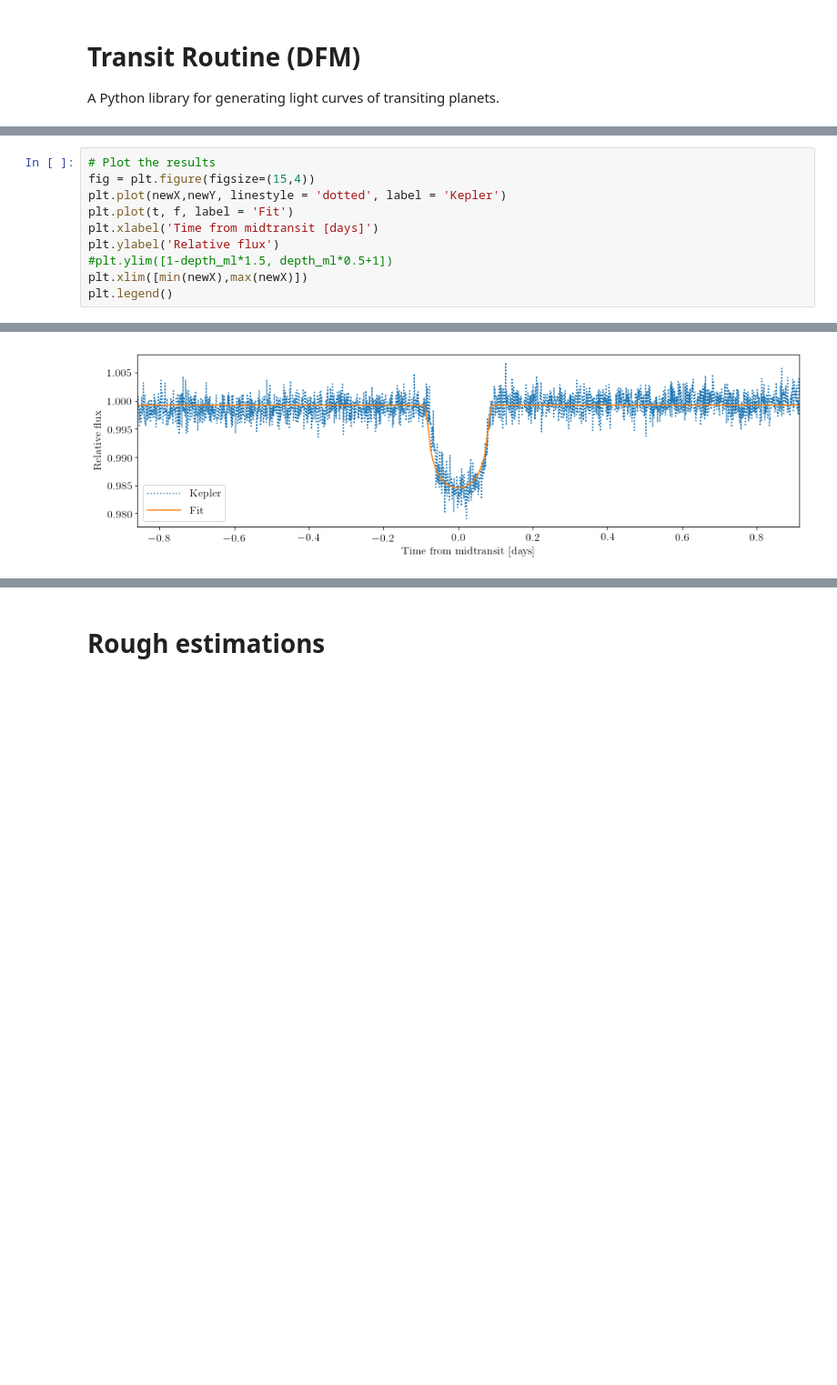
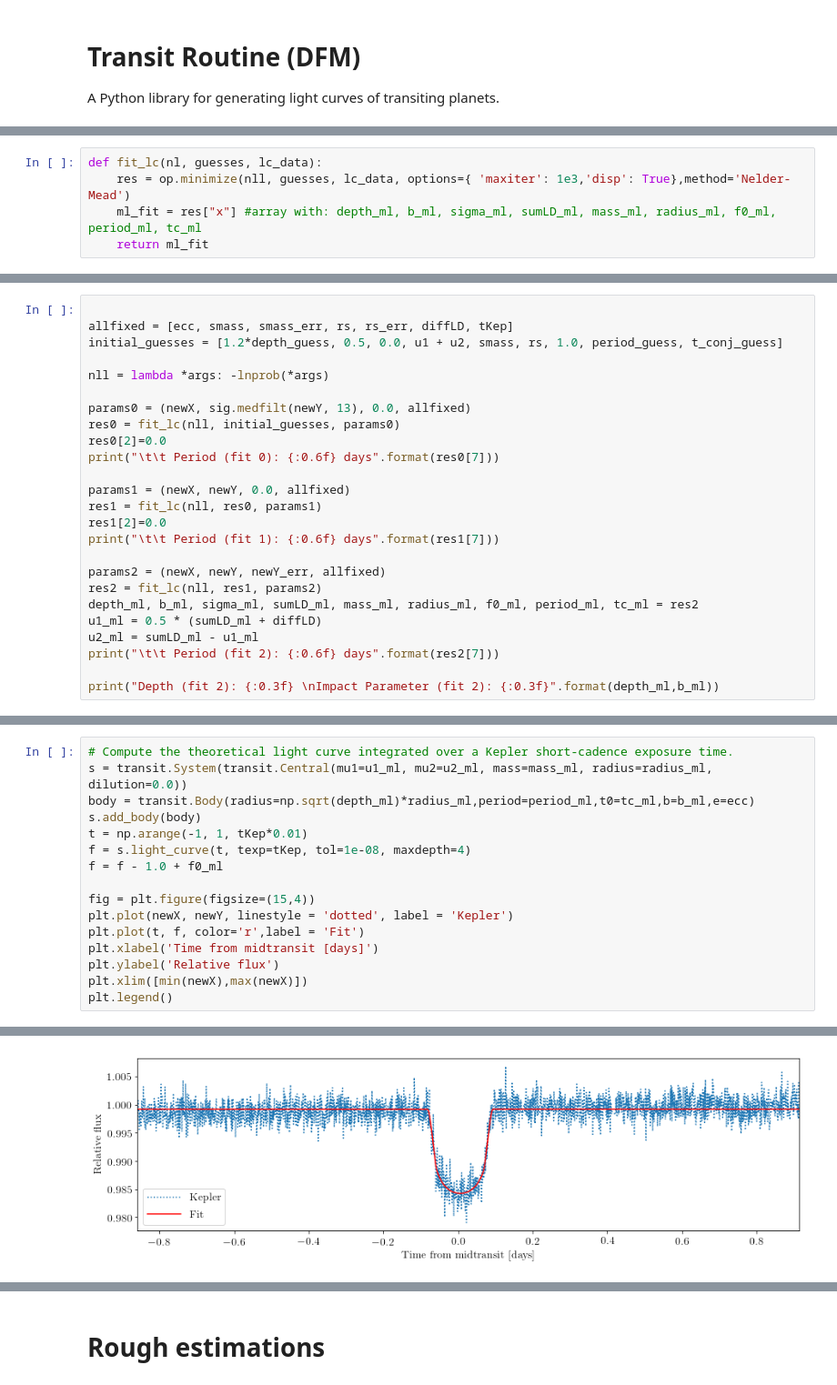
Before and after one commit to mbadenas/TFM2018, a Jupyter notebook: test_peaks.ipynb, the cells around one changed output, grey strips where cells are left out. Shown at 91% size. Drawn from its saved outputs; the diff is of its cells as text; blank space fills up the shorter version.

```diff
--- a/test_peaks.ipynb
+++ b/test_peaks.ipynb
@@ -714,0 +244,5 @@ Depth 0.011
+# %%
+def fit_lc(nl, guesses, lc_data):
+    res = op.minimize(nll, guesses, lc_data, options={ 'maxiter': 1e3,'disp': True},method='Nelder-Mead')
+    ml_fit = res["x"] #array with: depth_ml, b_ml, sigma_ml, sumLD_ml, mass_ml, radius_ml, f0_ml, period_ml, tc_ml
+    return ml_fit
@@ -714,0 +259,25 @@ Depth 0.011
+# %%
+
+allfixed = [ecc, smass, smass_err, rs, rs_err, diffLD, tKep]
+initial_guesses = [1.2*depth_guess, 0.5, 0.0, u1 + u2, smass, rs, 1.0, period_guess, t_conj_guess]
+
+nll = lambda *args: -lnprob(*args)
+
+params0 = (newX, sig.medfilt(newY, 13), 0.0, allfixed)
+res0 = fit_lc(nll, initial_guesses, params0)
+res0[2]=0.0
+print("\t\t Period (fit 0): {:0.6f} days".format(res0[7]))
+
+params1 = (newX, newY, 0.0, allfixed)
+res1 = fit_lc(nll, res0, params1)
+res1[2]=0.0
+print("\t\t Period (fit 1): {:0.6f} days".format(res1[7]))
+
+params2 = (newX, newY, newY_err, allfixed)
+res2 = fit_lc(nll, res1, params2)
+depth_ml, b_ml, sigma_ml, sumLD_ml, mass_ml, radius_ml, f0_ml, period_ml, tc_ml = res2
+u1_ml = 0.5 * (sumLD_ml + diffLD)
+u2_ml = sumLD_ml - u1_ml
+print("\t\t Period (fit 2): {:0.6f} days".format(res2[7]))
+
+print("Depth (fit 2): {:0.3f} \nImpact Parameter (fit 2): {:0.3f}".format(depth_ml,b_ml))
@@ -715,13 +295,19 @@ Depth 0.011
 # %%
-# Plot the results
+# Compute the theoretical light curve integrated over a Kepler short-cadence exposure time.
+s = transit.System(transit.Central(mu1=u1_ml, mu2=u2_ml, mass=mass_ml, radius=radius_ml, dilution=0.0))
+body = transit.Body(radius=np.sqrt(depth_ml)*radius_ml,period=period_ml,t0=tc_ml,b=b_ml,e=ecc)
+s.add_body(body)
+t = np.arange(-1, 1, tKep*0.01)
+f = s.light_curve(t, texp=tKep, tol=1e-08, maxdepth=4)
+f = f - 1.0 + f0_ml
+
 fig = plt.figure(figsize=(15,4))
-plt.plot(newX,newY, linestyle = 'dotted', label = 'Kepler')
-plt.plot(t, f, label = 'Fit')
+plt.plot(newX, newY, linestyle = 'dotted', label = 'Kepler')
+plt.plot(t, f, color='r',label = 'Fit')
 plt.xlabel('Time from midtransit [days]')
 plt.ylabel('Relative flux')
-#plt.ylim([1-depth_ml*1.5, depth_ml*0.5+1])
 plt.xlim([min(newX),max(newX)])
 plt.legend()
 # %% [output]
 <matplotlib.legend.Legend at 0x...>
-[figure, old version]
+[figure, new version]
```
Also changed, not shown: parts of 33 cells of this notebook.
